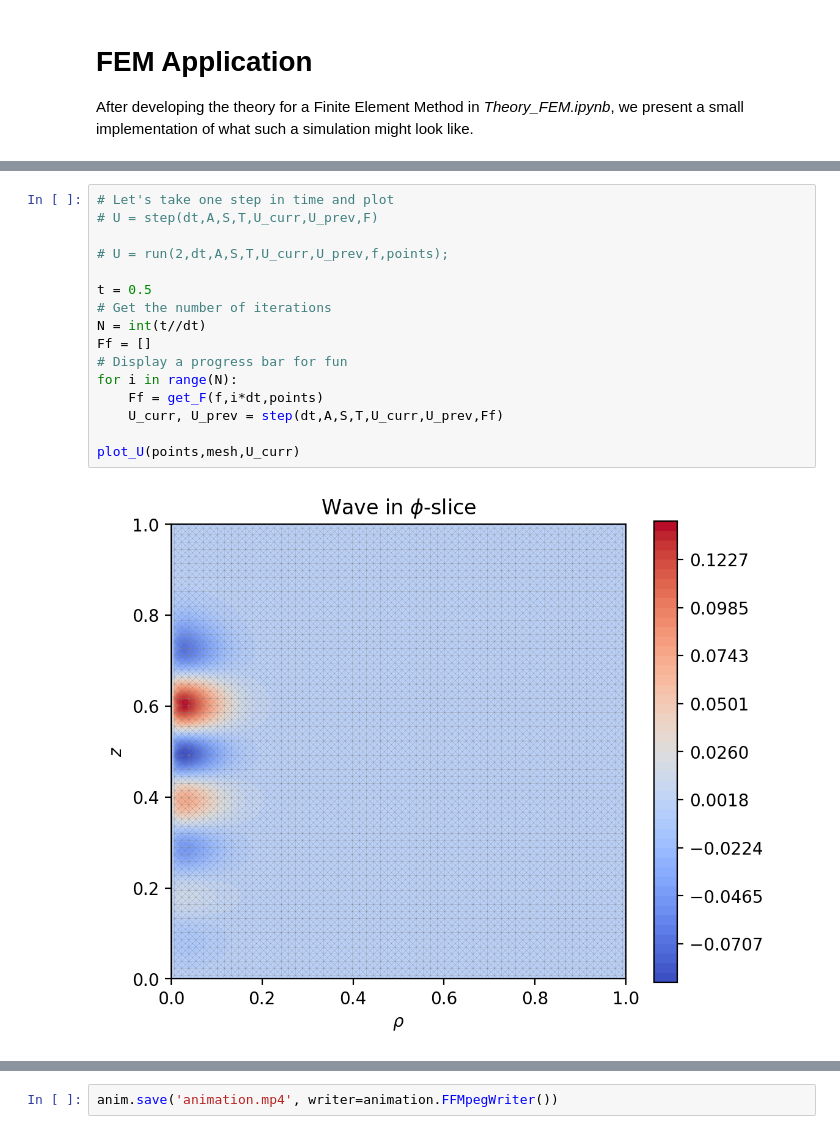
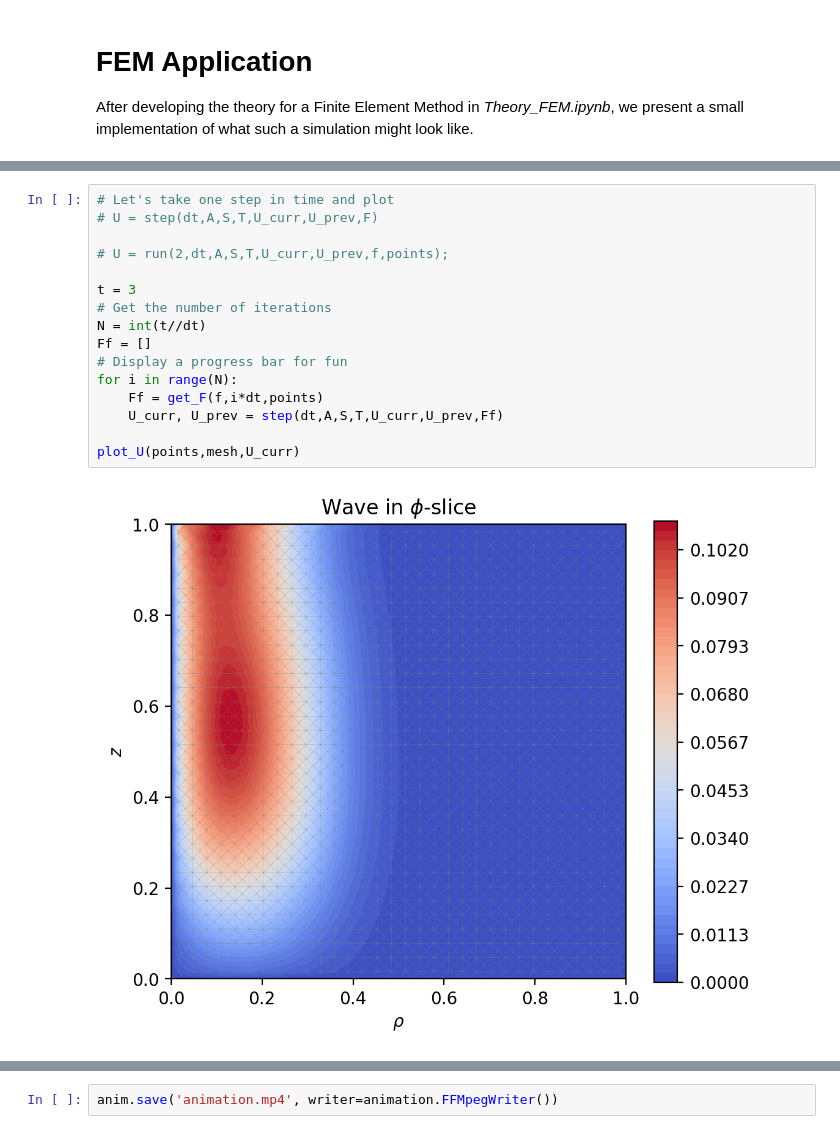
Before and after one commit to nyuad-astroparticle/LXe-Phonon, a Jupyter notebook: Simulation/1.Solving_Engine/Application_FEM.ipynb, the cells around one changed output, grey strips where cells are left out. Cells and saved outputs as stored; diff of their text form.

```diff
--- a/Simulation/1.Solving_Engine/Application_FEM.ipynb
+++ b/Simulation/1.Solving_Engine/Application_FEM.ipynb
@@ -48,18 +48,18 @@ F      = np.array([f(*point,0) for point in points])
 # %%
 # Let's take one step in time and plot
 # U = step(dt,A,S,T,U_curr,U_prev,F)
 
 # U = run(2,dt,A,S,T,U_curr,U_prev,f,points);
 
-t = 0.5
+t = 3
 # Get the number of iterations
 N = int(t//dt)
 Ff = []
 # Display a progress bar for fun
 for i in range(N):
     Ff = get_F(f,i*dt,points)
     U_curr, U_prev = step(dt,A,S,T,U_curr,U_prev,Ff)
 
 plot_U(points,mesh,U_curr)
 # %% [output]
-[figure, old version]
+[figure, new version]
```
Also changed, not shown: parts of 4 cells of this notebook, 1 other file.
